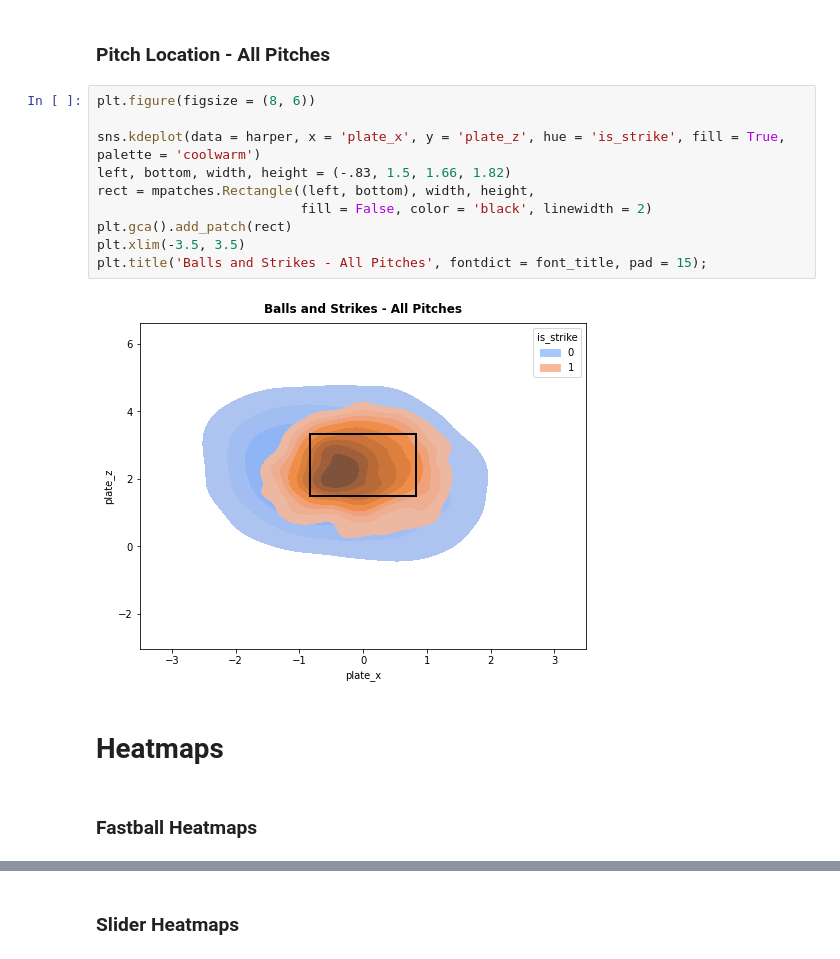
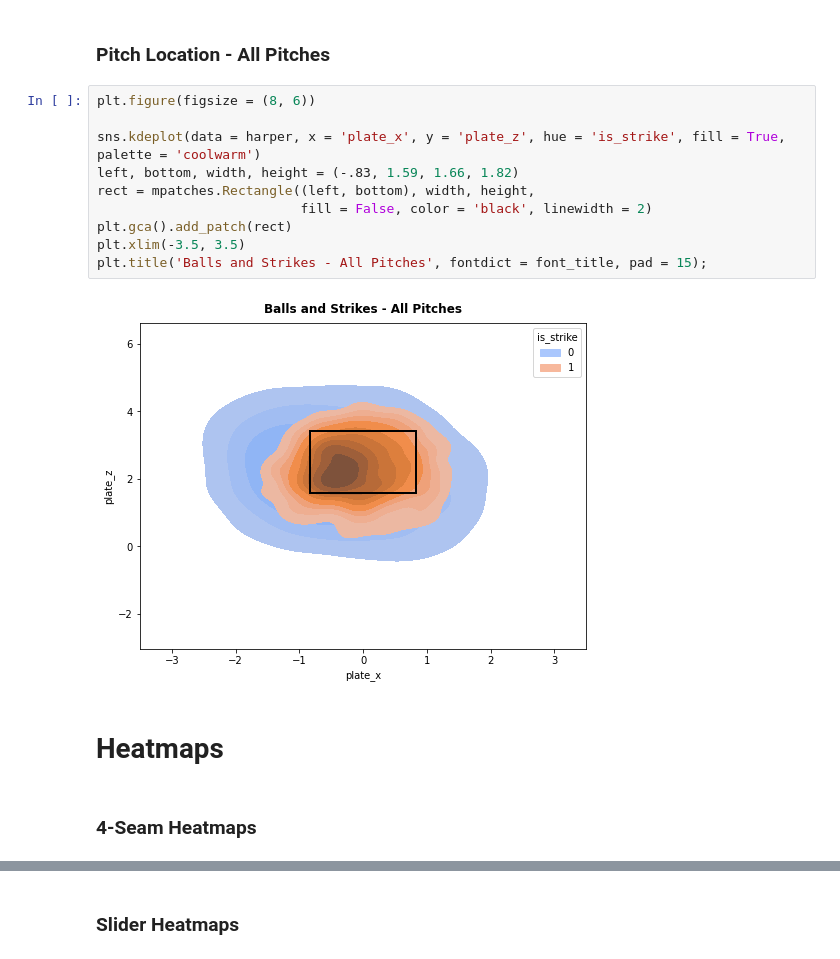
Before and after one commit to anthonyzurke/player-analysis, a Jupyter notebook: hitters/harper-scoutingreport.ipynb, the cells around one changed output, grey strips where cells are left out. Cells and saved outputs as stored; diff of their text form.

```diff
--- a/hitters/harper-scoutingreport.ipynb
+++ b/hitters/harper-scoutingreport.ipynb
@@ -313,18 +301,18 @@ plt.tight_layout();
 # %%
 plt.figure(figsize = (8, 6))
 
 sns.kdeplot(data = harper, x = 'plate_x', y = 'plate_z', hue = 'is_strike', fill = True, palette = 'coolwarm')
-left, bottom, width, height = (-.83, 1.5, 1.66, 1.82)
+left, bottom, width, height = (-.83, 1.59, 1.66, 1.82)
 rect = mpatches.Rectangle((left, bottom), width, height,
                           fill = False, color = 'black', linewidth = 2)
 plt.gca().add_patch(rect)
 plt.xlim(-3.5, 3.5)
 plt.title('Balls and Strikes - All Pitches', fontdict = font_title, pad = 15);
 # %% [output]
-[figure, old version]
+[figure, new version]
 # %% [markdown]
 # Heatmaps
 # %% [markdown]
-### Fastball Heatmaps
+### 4-Seam Heatmaps
 # %%
 fig, axs = plt.subplots(2, 3, figsize = (20, 12), sharex = True, sharey = True)
```
Also changed, not shown: parts of 25 cells of this notebook, 5 other files.
